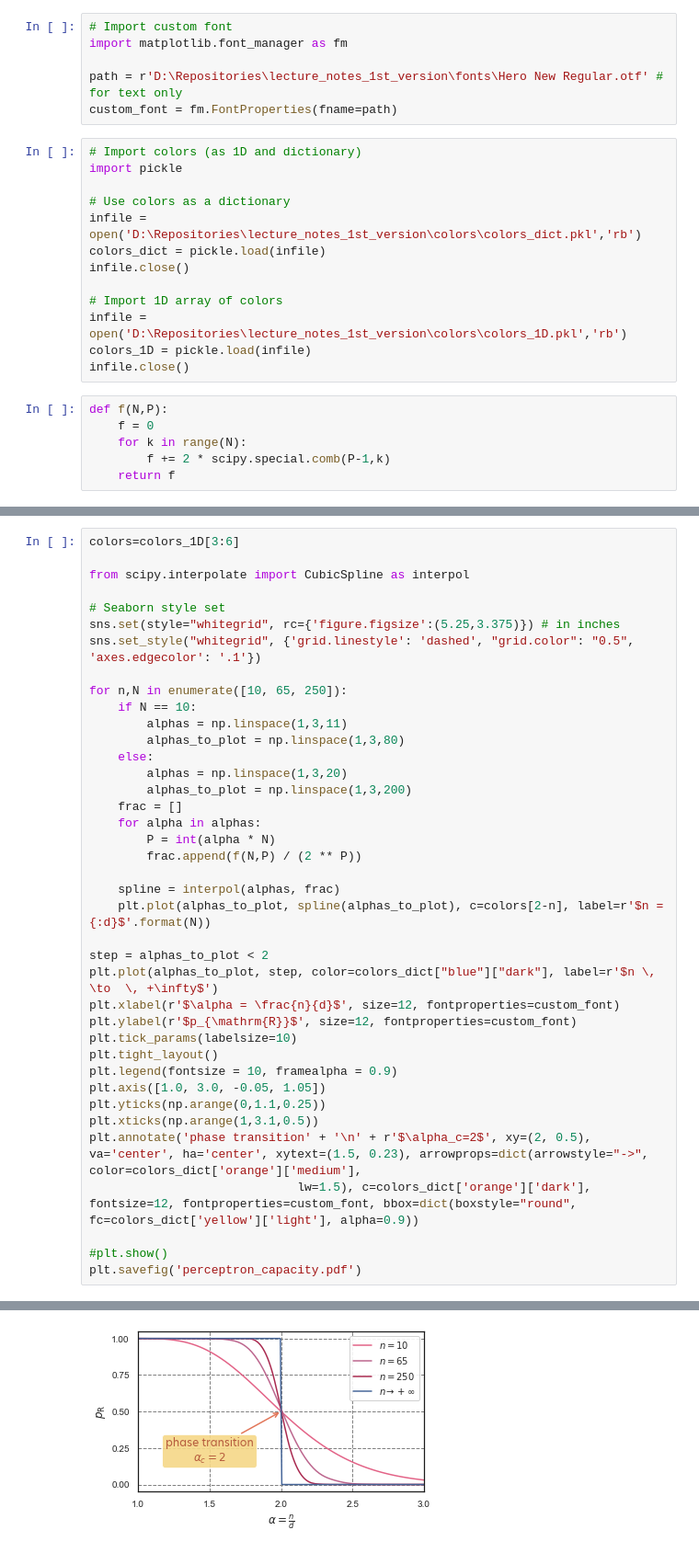
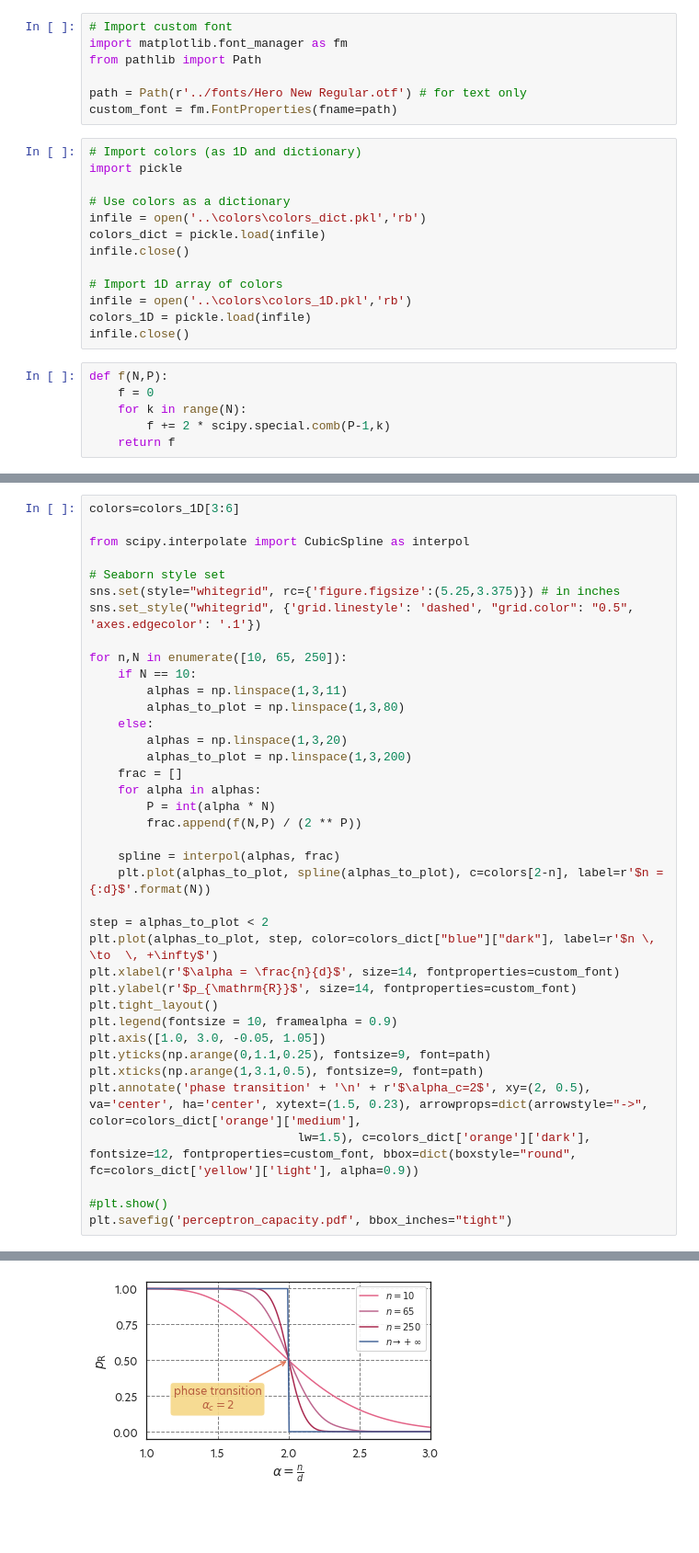
Before and after one commit to Shmoo137/Lecture-Notes, a Jupyter notebook: fig-8.4/8.4_covers_theorem.ipynb, the cells around one changed output, grey strips where cells are left out. Shown at 92% size. Cells and saved outputs as stored; diff of their text form; blank space fills up the shorter version.

Commit message:
corrected font of tick labels

```diff
--- a/fig-8.4/8.4_covers_theorem.ipynb
+++ b/fig-8.4/8.4_covers_theorem.ipynb
@@ -10,20 +10,21 @@ import seaborn as sns
 # %%
 # Import custom font
 import matplotlib.font_manager as fm
+from pathlib import Path
 
-path = r'D:\Repositories\lecture_notes_1st_version\fonts\Hero New Regular.otf' # for text only
+path = Path(r'../fonts/Hero New Regular.otf') # for text only
 custom_font = fm.FontProperties(fname=path)
 # %%
 # Import colors (as 1D and dictionary)
 import pickle
 
 # Use colors as a dictionary
-infile = open('D:\Repositories\lecture_notes_1st_version\colors\colors_dict.pkl','rb')
+infile = open('..\colors\colors_dict.pkl','rb')
 colors_dict = pickle.load(infile)
 infile.close()
 
 # Import 1D array of colors
-infile = open('D:\Repositories\lecture_notes_1st_version\colors\colors_1D.pkl','rb')
+infile = open('..\colors\colors_1D.pkl','rb')
 colors_1D = pickle.load(infile)
 infile.close()
 # %%
@@ -71,37 +74,36 @@ from scipy.interpolate import CubicSpline as interpol
 # Seaborn style set
 sns.set(style="whitegrid", rc={'figure.figsize':(5.25,3.375)}) # in inches
 sns.set_style("whitegrid", {'grid.linestyle': 'dashed', "grid.color": "0.5", 'axes.edgecolor': '.1'})
 
 for n,N in enumerate([10, 65, 250]):
     if N == 10:
         alphas = np.linspace(1,3,11)
         alphas_to_plot = np.linspace(1,3,80)
     else:
         alphas = np.linspace(1,3,20)
         alphas_to_plot = np.linspace(1,3,200)
     frac = []
     for alpha in alphas:
         P = int(alpha * N)
         frac.append(f(N,P) / (2 ** P))
 
     spline = interpol(alphas, frac)
     plt.plot(alphas_to_plot, spline(alphas_to_plot), c=colors[2-n], label=r'$n = {:d}$'.format(N))
 
 step = alphas_to_plot < 2
 plt.plot(alphas_to_plot, step, color=colors_dict["blue"]["dark"], label=r'$n \, \to  \, +\infty$')
-plt.xlabel(r'$\alpha = \frac{n}{d}$', size=12, fontproperties=custom_font)
-plt.ylabel(r'$p_{\mathrm{R}}$', size=12, fontproperties=custom_font)
-plt.tick_params(labelsize=10)
+plt.xlabel(r'$\alpha = \frac{n}{d}$', size=14, fontproperties=custom_font)
+plt.ylabel(r'$p_{\mathrm{R}}$', size=14, fontproperties=custom_font)
 plt.tight_layout()
 plt.legend(fontsize = 10, framealpha = 0.9)
 plt.axis([1.0, 3.0, -0.05, 1.05])
-plt.yticks(np.arange(0,1.1,0.25))
-plt.xticks(np.arange(1,3.1,0.5))
+plt.yticks(np.arange(0,1.1,0.25), fontsize=9, font=path)
+plt.xticks(np.arange(1,3.1,0.5), fontsize=9, font=path)
 plt.annotate('phase transition' + '\n' + r'$\alpha_c=2$', xy=(2, 0.5), va='center', ha='center', xytext=(1.5, 0.23), arrowprops=dict(arrowstyle="->", color=colors_dict['orange']['medium'],
                              lw=1.5), c=colors_dict['orange']['dark'], fontsize=12, fontproperties=custom_font, bbox=dict(boxstyle="round", fc=colors_dict['yellow']['light'], alpha=0.9))
 
 #plt.show()
-plt.savefig('perceptron_capacity.pdf')
+plt.savefig('perceptron_capacity.pdf', bbox_inches="tight")
 # %% [output]
 'Hero New Regular.otf' can not be subsetted into a Type 3 font. The entire font will be embedded in the output.
-[figure, old version]
+[figure, new version]
```
Also changed, not shown: parts of 1 cell of this notebook, 3 other files.
